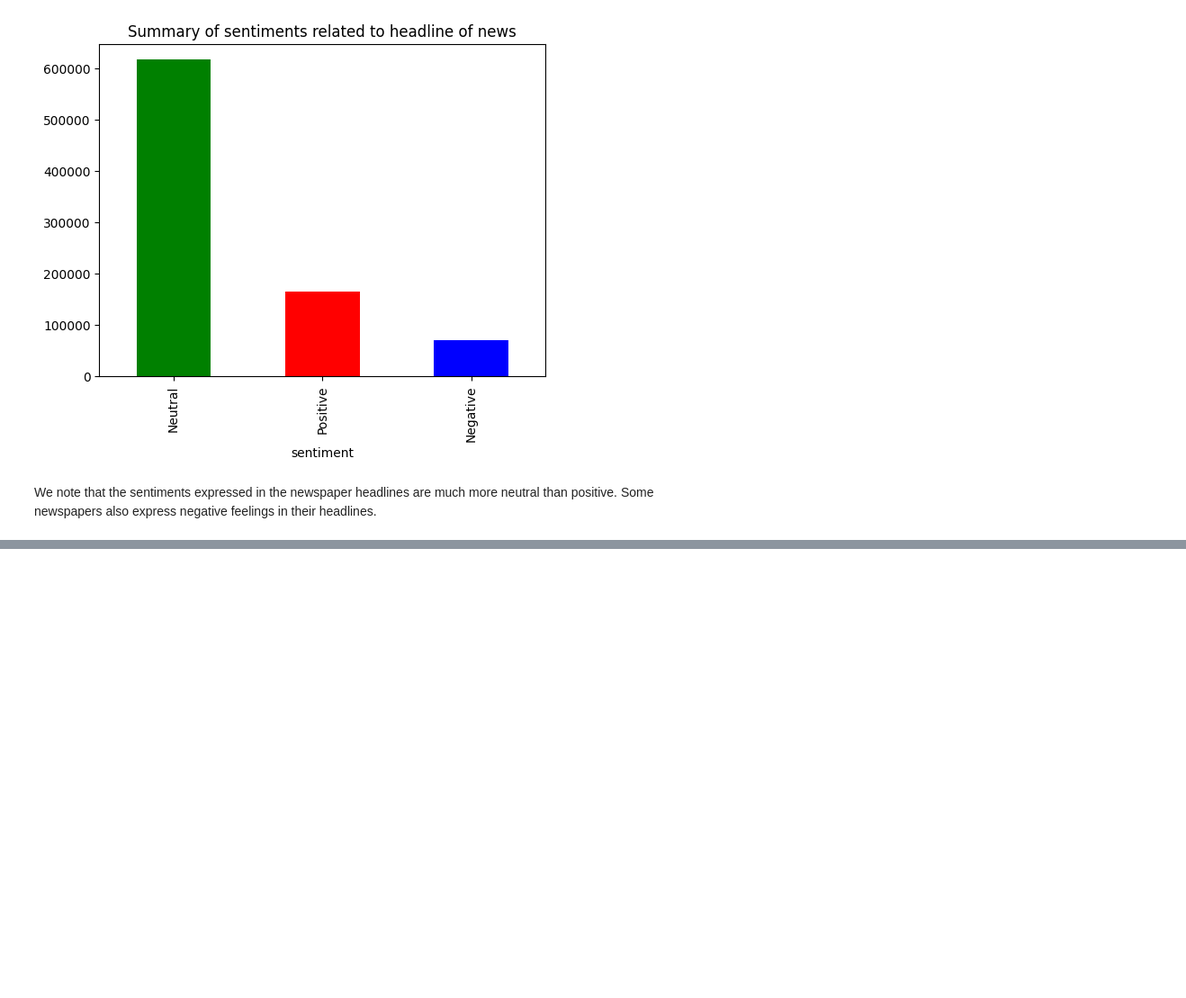
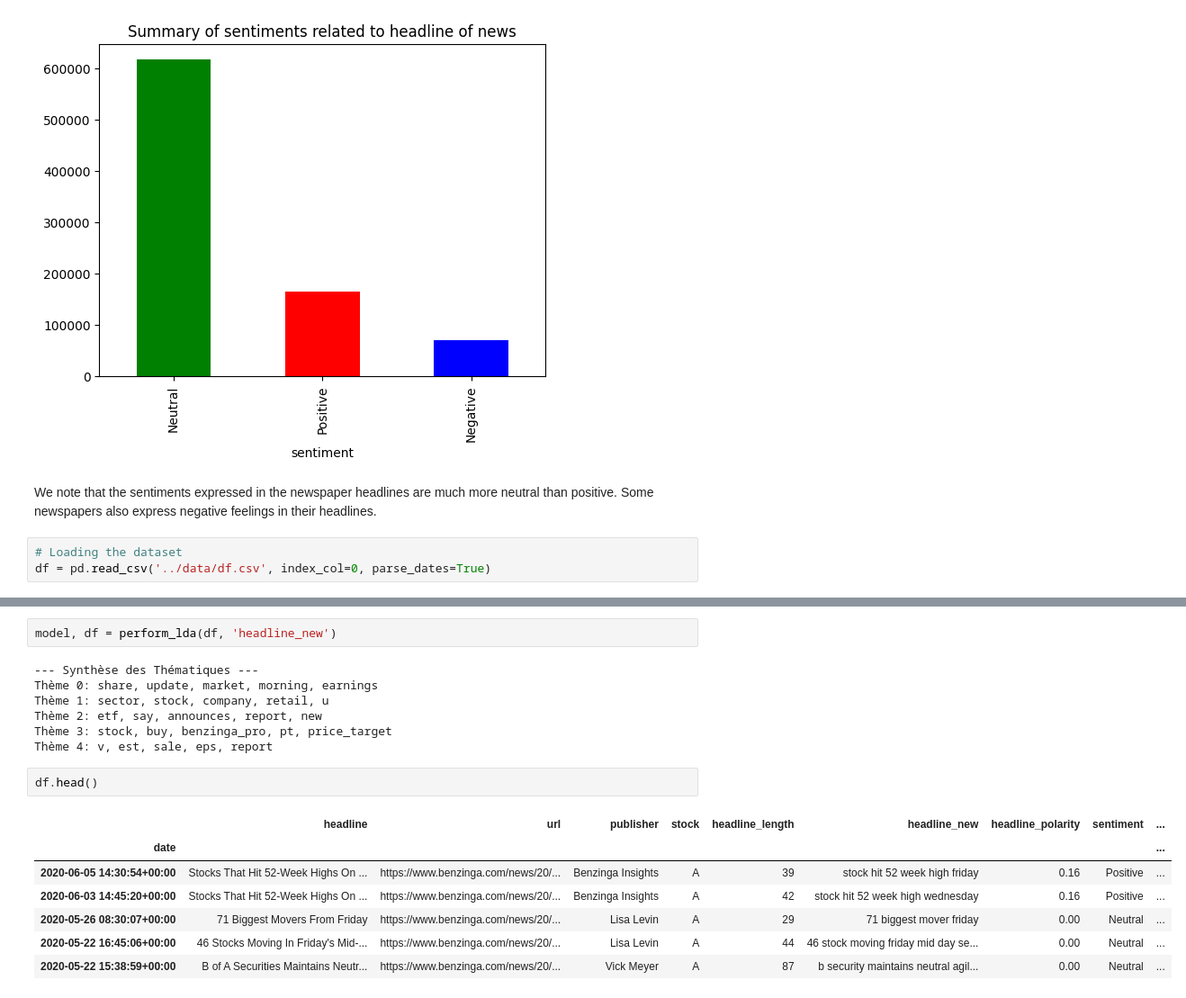
Before and after one commit to Cabrel17/Financial_news_sentiment_analysis, a Jupyter notebook: notebooks/Exploratory_data_analysis.ipynb, the cells around one changed output, grey strips where cells are left out. Shown at 90% size. Saved outputs shown, nothing was run; the diff lists cells and outputs as text; blank space fills up the shorter version.

Commit message:
Training of the LDA model

```diff
--- a/notebooks/Exploratory_data_analysis.ipynb
+++ b/notebooks/Exploratory_data_analysis.ipynb
@@ -339,3 +337,6 @@ Text(0.5, 1.0, 'Summary of sentiments related to headline of news')
 [figure]
 # %% [markdown]
 We note that the sentiments expressed in the newspaper headlines are much more neutral than positive. Some newspapers also express negative feelings in their headlines.
+# %%
+# Loading the dataset
+df = pd.read_csv('../data/df.csv', index_col=0, parse_dates=True)
@@ -341,0 +353,19 @@ We note that the sentiments expressed in the newspaper headlines are much more n
+# %%
+model, df = perform_lda(df, 'headline_new')
+# %% [output]
+--- Synthèse des Thématiques ---
+Thème 0: share, update, market, morning, earnings
+Thème 1: sector, stock, company, retail, u
+Thème 2: etf, say, announces, report, new
+Thème 3: stock, buy, benzinga_pro, pt, price_target
+Thème 4: v, est, sale, eps, report
+# %%
+df.head()
+# %% [output]
+|  | headline | url | publisher | stock | headline_length | headline_new | headline_polarity | sentiment | ... |
+| date |  |  |  |  |  |  |  |  | ... |
+| 2020-06-05 14:30:54+00:00 | Stocks That Hit 52-Week Highs On ... | https://www.benzinga.com/news/20/... | Benzinga Insights | A | 39 | stock hit 52 week high friday | 0.16 | Positive | ... |
+| 2020-06-03 14:45:20+00:00 | Stocks That Hit 52-Week Highs On ... | https://www.benzinga.com/news/20/... | Benzinga Insights | A | 42 | stock hit 52 week high wednesday | 0.16 | Positive | ... |
+| 2020-05-26 08:30:07+00:00 | 71 Biggest Movers From Friday | https://www.benzinga.com/news/20/... | Lisa Levin | A | 29 | 71 biggest mover friday | 0.00 | Neutral | ... |
+| 2020-05-22 16:45:06+00:00 | 46 Stocks Moving In Friday's Mid-... | https://www.benzinga.com/news/20/... | Lisa Levin | A | 44 | 46 stock moving friday mid day se... | 0.00 | Neutral | ... |
+| 2020-05-22 15:38:59+00:00 | B of A Securities Maintains Neutr... | https://www.benzinga.com/news/20/... | Vick Meyer | A | 87 | b security maintains neutral agil... | 0.00 | Neutral | ... |
```
Also changed, not shown: parts of 8 cells of this notebook.
